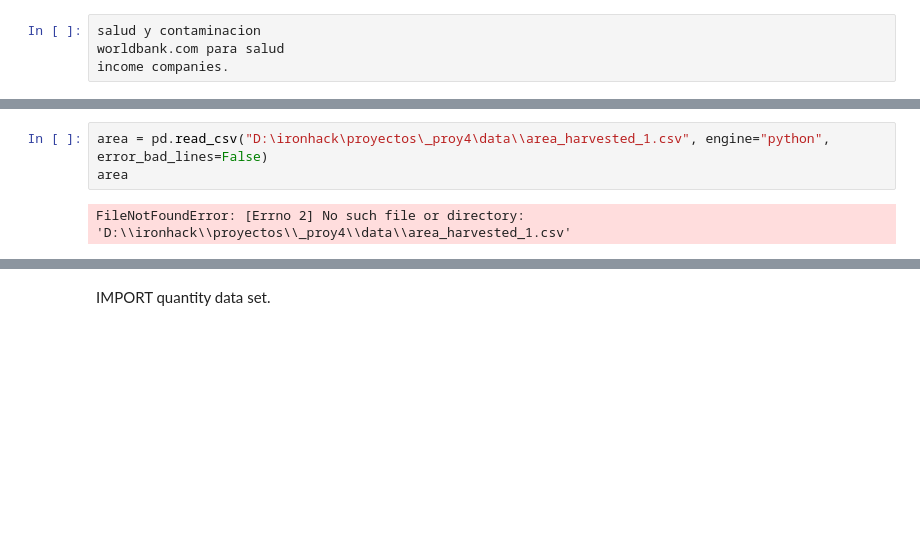
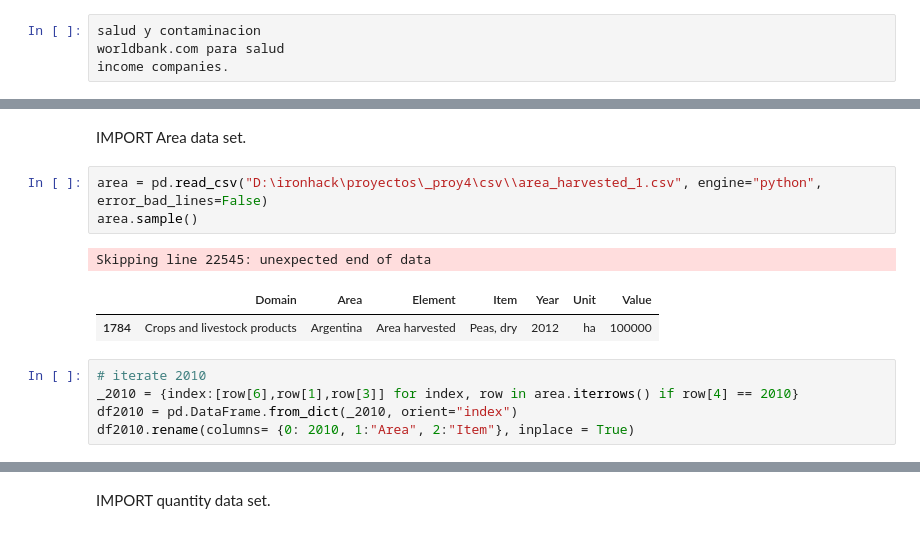
Before and after one commit to imalanz/Food_Emissions, a Jupyter notebook: data/analysis.ipynb, the cells around one changed output, grey strips where cells are left out. Cells and saved outputs as stored; diff of their text form; blank space fills up the shorter version.

```diff
--- a/data/analysis.ipynb
+++ b/data/analysis.ipynb
@@ -33,8 +33,17 @@ food_emisions = pd.read_csv("D:\ironhack\proyectos\_proy4\data\Food_Production.c
 print(list(food_emisions["Food product"]))
 # %% [output]
 ['Wheat & Rye (Bread)', 'Maize (Meal)', 'Barley (Beer)', 'Oatmeal', 'Rice', 'Potatoes', 'Cassava', 'Cane Sugar', 'Beet Sugar', 'Other Pulses', 'Peas', 'Nuts', 'Groundnuts', 'Soymilk', 'Tofu', 'Soybean ...
+# %% [markdown]
+IMPORT Area data set.
 # %%
-area = pd.read_csv("D:\ironhack\proyectos\_proy4\data\\area_harvested_1.csv", engine="python", error_bad_lines=False)
-area
+area = pd.read_csv("D:\ironhack\proyectos\_proy4\csv\\area_harvested_1.csv", engine="python", error_bad_lines=False)
+area.sample()
 # %% [output]
-FileNotFoundError: [Errno 2] No such file or directory: 'D:\\ironhack\\proyectos\\_proy4\\data\\area_harvested_1.csv'
+Skipping line 22545: unexpected end of data
+|  | Domain | Area | Element | Item | Year | Unit | Value |
+| 1784 | Crops and livestock products | Argentina | Area harvested | Peas, dry | 2012 | ha | 100000 |
+# %%
+# iterate 2010
+_2010 = {index:[row[6],row[1],row[3]] for index, row in area.iterrows() if row[4] == 2010}
+df2010 = pd.DataFrame.from_dict(_2010, orient="index")
+df2010.rename(columns= {0: 2010, 1:"Area", 2:"Item"}, inplace = True)
```
Also changed, not shown: parts of 53 cells of this notebook.
